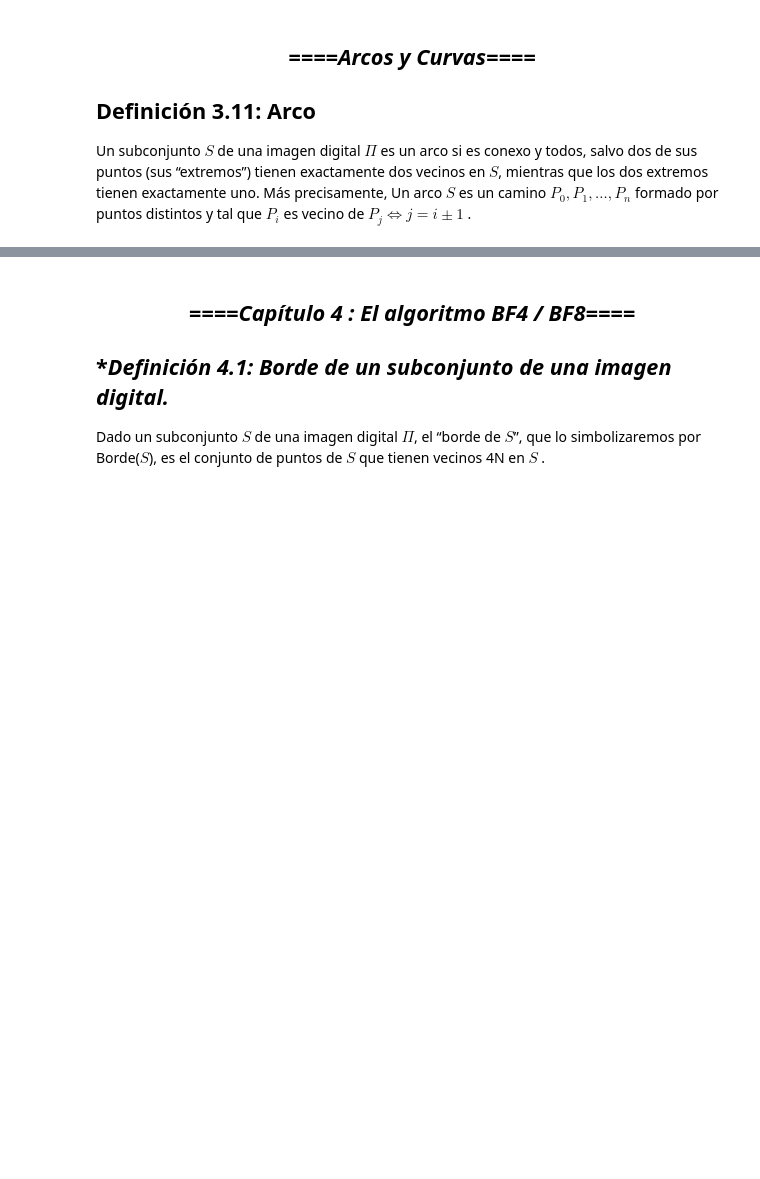
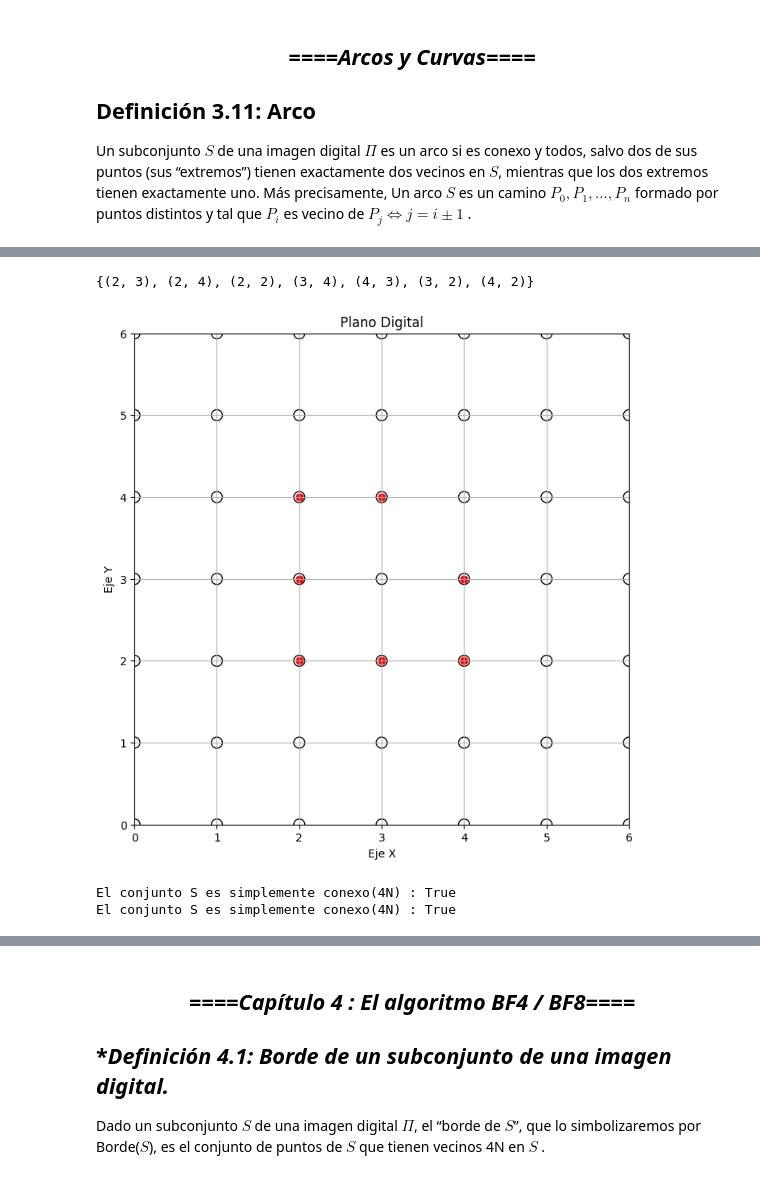
Before and after one commit to inward481/Topologia-digital, a Jupyter notebook: bases datos topologia/TopologiaDigital.ipynb, the cells around one changed output, grey strips where cells are left out. Drawn from its saved outputs; the diff is of its cells as text; code cells hidden in the pictures; blank space fills up the shorter version.

```diff
--- a/bases datos topologia/TopologiaDigital.ipynb
+++ b/bases datos topologia/TopologiaDigital.ipynb
@@ -339,7 +339,7 @@ def graficarPlanoDigital(conjunto):
     plt.show()
 
 
-def vecindad(punto, tipo = "8N"):
+def vecindad(punto, tipo = "4N"):
     x, y = punto
     if(tipo == "4N"):
         return [(x,y), (x+1, y), (x-1,y), (x, y+1),(x, y-1)]
@@ -1057,0 +1100,20 @@ El conjunto S no es un arco.
+# %%
+def conjuntoSimpleConexo(S , tipo =  "4N"):
+    if es_arco(S, tipo):
+        return True
+    else:
+        return False
+
+
+if __name__ == "__main__":
+    #Sea Π la imagen digital de 6 x 6 píxeles y S el subconjunto definido por
+    print(S)
+    S = {(2,2), (2,3), (2,4), (3,2), (3,4), (4,2), (4,3)}
+    graficarPlanoDigital(S)
+    print("El conjunto S es simplemente conexo(4N) :", conjuntoSimpleConexo(S, tipo = "4N"))
+    print("El conjunto S es simplemente conexo(4N) :", conjuntoSimpleConexo(S, tipo = "8N"))
+# %% [output]
+{(2, 3), (2, 4), (2, 2), (3, 4), (4, 3), (3, 2), (4, 2)}
+[figure, added]
+El conjunto S es simplemente conexo(4N) : True
+El conjunto S es simplemente conexo(4N) : True
```
Also changed, not shown: parts of 5 cells of this notebook.
